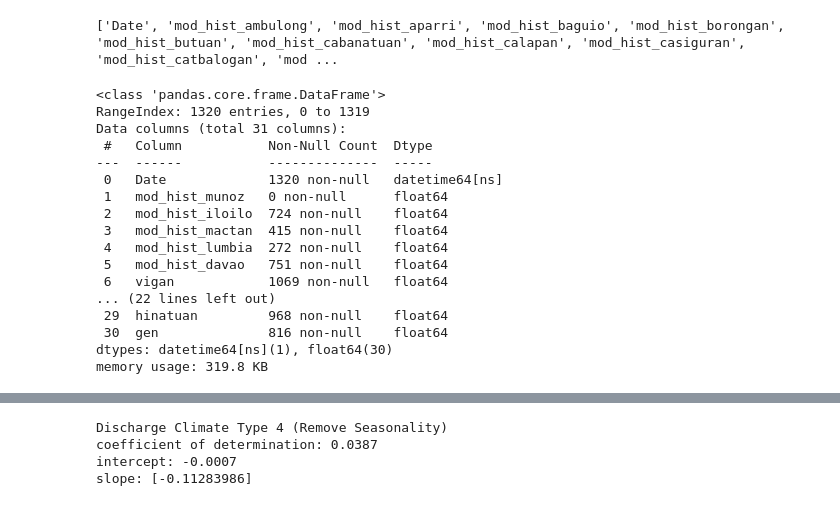
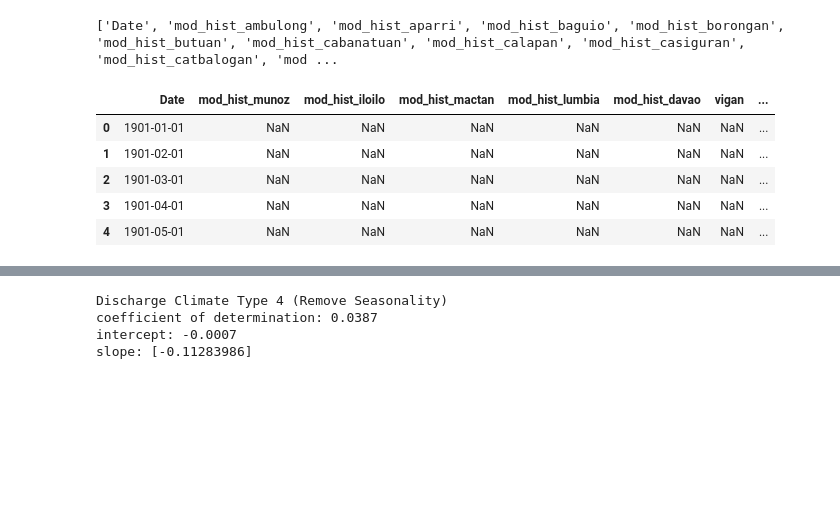
Before and after one commit to nsekhon91/discharge, a Jupyter notebook: ENSO.ipynb, the cells around one changed output, grey strips where cells are left out. Saved outputs shown, nothing was run; the diff lists cells and outputs as text; code cells hidden in the pictures; blank space fills up the shorter version.

```diff
--- a/ENSO.ipynb
+++ b/ENSO.ipynb
@@ -619,48 +602,37 @@ df_rain_mod_his_mid = []
 rain_drop_list = [
                 'mid_ambulong', 'mid_aparri', 'mid_baguio', 'mid_borongan','mid_butuan','mid_cabanatuan', 'mid_calapan', 'mid_casiguran', 'mid_catbalogan', 'mid_clark','mid_cotobato','mod_hist_cotobato',
                 'mid_daet', 'mid_daniel', 'mid_dipolog', 'mid_dumaguete', 'mid_gen', 'mid_hinatuan', 'mid_laoag', 'mid_maasin', 'mid_malaybalay', 'mid_manila', 'mid_surigao', 'mid_tagbilaran', 'mid_tuguegarao',
                 'mid_vigan', 'mod_hist_ambulong', 'mod_hist_aparri', 'mod_hist_baguio', 'mod_hist_borongan','mod_hist_butuan', 'mod_hist_cabanatuan', 'mod_hist_calapan', 'mod_hist_casiguran', 'mod_hist_catbalogan', 'mod_hist_clark',
                 'mod_hist_daet', 'mod_hist_daniel', 'mod_hist_dipolog','mod_hist_dumaguete','mod_hist_hinatuan','mod_hist_laoag','mod_hist_maasin', 'mod_hist_malaybalay','mod_hist_manila','mod_hist_gen',
                 'mod_hist_surigao', 'mod_hist_tagbilaran', 'mod_hist_tuguegarao', 'mod_hist_vigan',
                  ]
 
 for rain_name_clean_mid, rain_name_mid in zip( rain_list_mid,df_rain_mid.columns.drop(['Date','mid_year','mid_month','mid_day']) ):
     if rain_name_clean_mid in rain_list_mod_hist:
         if f"{ rain_name_clean_mid }" in f"{ rain_list_mod_hist }":
             merged_labels_clean = 'mod_hist_' + rain_name_clean_mid
             #print(merged_labels_clean)
         df_rain_mod_hist_dropped_copy = df_rain_mod_hist_dropped_copy.merge( df_rain_mid[['Date', rain_name_mid]], how = 'outer', on = 'Date', validate = '1:1' )
         #display( df_rain_mod_hist_dropped_copy.head() )
         df_rain_mod_hist_dropped_copy[rain_name_clean_mid] = df_rain_mod_hist_dropped_copy[f"{merged_labels_clean}"].combine_first(
                                         df_rain_mod_hist_dropped_copy[f"{rain_name_mid}"] )
         df_rain_mod_hist_dropped_copy = df_rain_mod_hist_dropped_copy.sort_values('Date',axis=0).reset_index(drop=True)
         #display( df_rain_mod_hist_dropped_copy.head() )
 
     else:
         #print(f"{ rain_name_clean_mid }")
         df_rain_mod_hist_dropped_copy = df_rain_mod_hist_dropped_copy.merge(df_rain_mid[['Date',rain_name_mid]], how = 'outer', on = 'Date', validate = '1:1' )
         df_rain_mod_hist_dropped_copy = df_rain_mod_hist_dropped_copy.sort_values('Date').reset_index(drop=True)
 
 df_rain_mod_hist_mid = df_rain_mod_hist_dropped_copy
 #display(( df_rain_mod_hist_mid.info()))
 
 df_rain_dropped = df_rain_mod_hist_mid.drop(rain_drop_list, axis=1)
-df_rain_dropped.info()
+df_rain_dropped.head()
 # %% [output]
-<class 'pandas.core.frame.DataFrame'>
-RangeIndex: 1320 entries, 0 to 1319
-Data columns (total 31 columns):
- #   Column           Non-Null Count  Dtype
----  ------           --------------  -----
- 0   Date             1320 non-null   datetime64[ns]
- 1   mod_hist_munoz   0 non-null      float64
- 2   mod_hist_iloilo  724 non-null    float64
- 3   mod_hist_mactan  415 non-null    float64
- 4   mod_hist_lumbia  272 non-null    float64
- 5   mod_hist_davao   751 non-null    float64
- 6   vigan            1069 non-null   float64
-... (22 lines left out)
- 29  hinatuan         968 non-null    float64
- 30  gen              816 non-null    float64
-dtypes: datetime64[ns](1), float64(30)
-memory usage: 319.8 KB
+|  | Date | mod_hist_munoz | mod_hist_iloilo | mod_hist_mactan | mod_hist_lumbia | mod_hist_davao | vigan | ... |
+| 0 | 1901-01-01 | NaN | NaN | NaN | NaN | NaN | NaN | ... |
+| 1 | 1901-02-01 | NaN | NaN | NaN | NaN | NaN | NaN | ... |
+| 2 | 1901-03-01 | NaN | NaN | NaN | NaN | NaN | NaN | ... |
+| 3 | 1901-04-01 | NaN | NaN | NaN | NaN | NaN | NaN | ... |
+| 4 | 1901-05-01 | NaN | NaN | NaN | NaN | NaN | NaN | ... |
```
Also changed, not shown: parts of 11 cells of this notebook.
